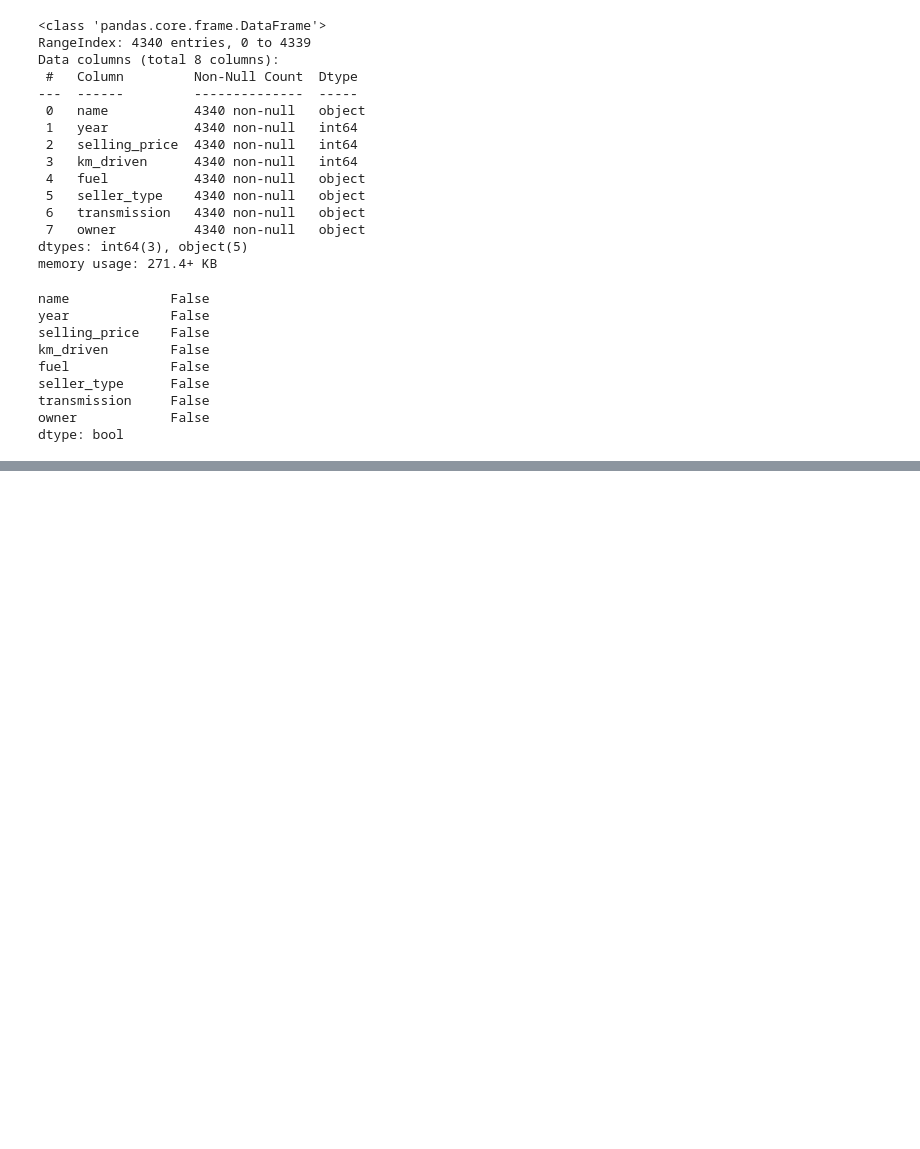
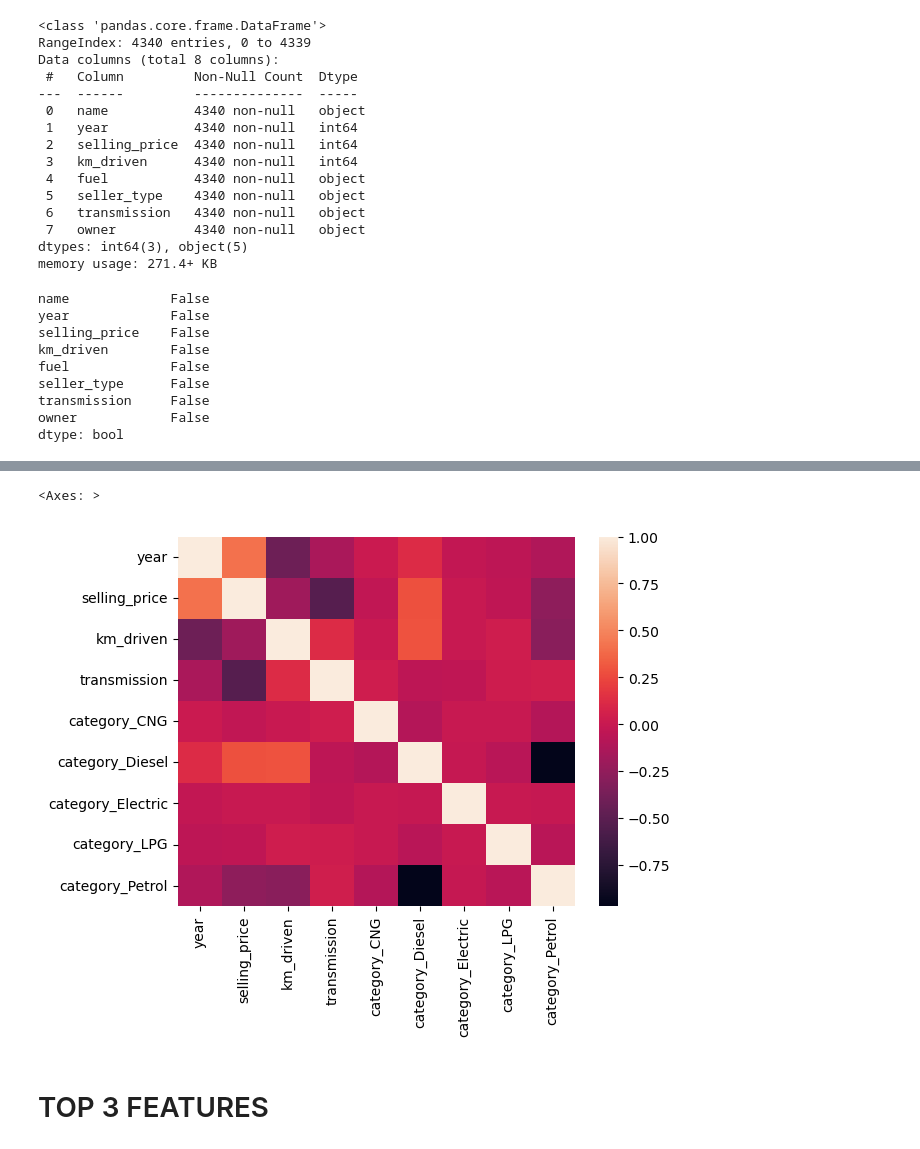
Before and after one commit to sudhanshu2o/ExploratoryDataAnalysis, a Jupyter notebook: Experiment.ipynb, the cells around one changed output, grey strips where cells are left out. Drawn from its saved outputs; the diff is of its cells as text; code cells hidden in the pictures; blank space fills up the shorter version.

```diff
--- a/Experiment.ipynb
+++ b/Experiment.ipynb
@@ -52,0 +119,7 @@ le=LabelEncoder()
+# %%
+#labelEncoding
+from sklearn.preprocessing import LabelEncoder
+le=LabelEncoder()
+data_transmission=data_car["transmission"]
+data_car["transmission"]=le.fit_transform(data_transmission)
+data_car.head()
@@ -52,0 +150,4 @@ le=LabelEncoder()
+# %%
+#Convert a categorical variable into numerical representation (One-Hot Encoding):
+data_car = pd.get_dummies(data_car, columns=['fuel'], prefix='category')
+data_car.head()
@@ -52,0 +179,5 @@ le=LabelEncoder()
+# %%
+#correlation mapping
+cols=["year","selling_price","km_driven","transmission","category_CNG","category_Diesel","category_Electric","category_LPG","category_Petrol"]
+data_car_corr=data_car[cols].corr()
+print(data_car_corr)
@@ -52,0 +202,7 @@ le=LabelEncoder()
+# %%
+sns.heatmap(data_car_corr)
+# %% [output]
+<Axes: >
+[figure, added]
+# %% [markdown]
+# TOP 3 FEATURES
```
Also changed, not shown: parts of 20 cells of this notebook.
